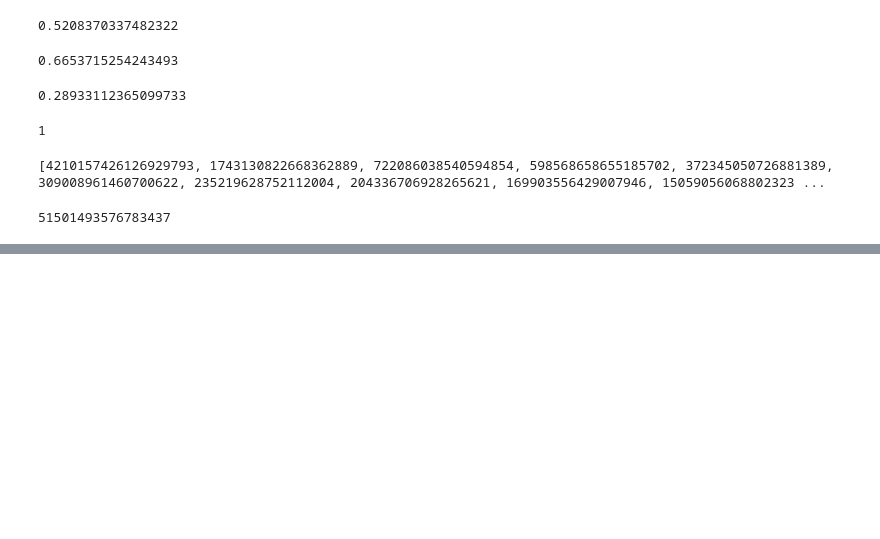
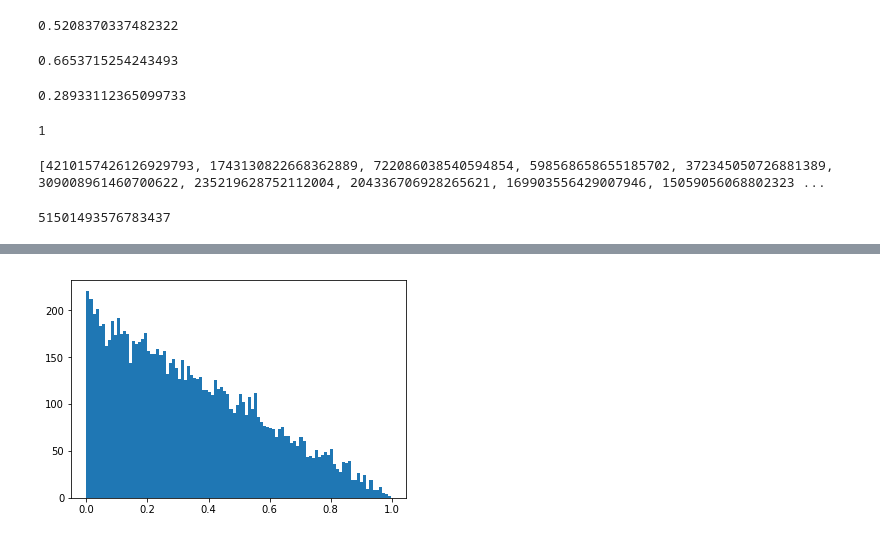
Before and after one commit to adamhockenberry/null-phy, a Jupyter notebook: Code/birth_death_DEV.ipynb, the cells around one changed output, grey strips where cells are left out. Drawn from its saved outputs; the diff is of its cells as text; code cells hidden in the pictures; blank space fills up the shorter version.

```diff
--- a/Code/birth_death_DEV.ipynb
+++ b/Code/birth_death_DEV.ipynb
@@ -463,0 +540,5 @@ dicty[50]
+# %%
+fig, ax = plt.subplots()
+ax.hist(input_n, 100);
+# %% [output]
+[figure, added]
```
Also changed, not shown: parts of 14 cells of this notebook, 5 other files.
